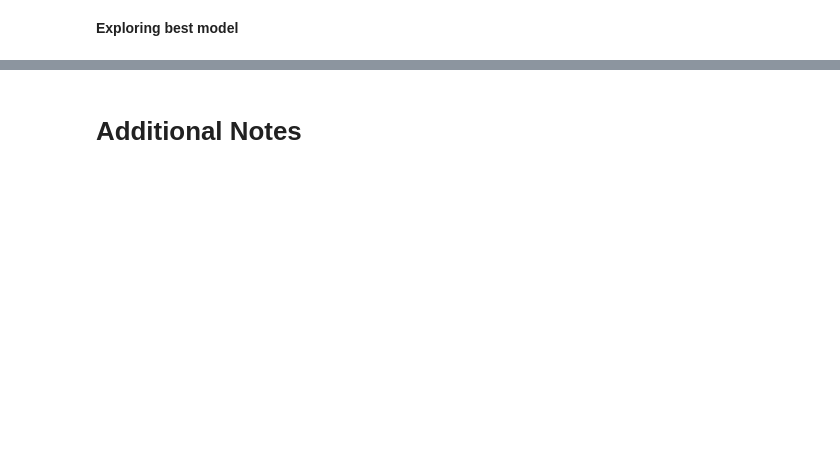
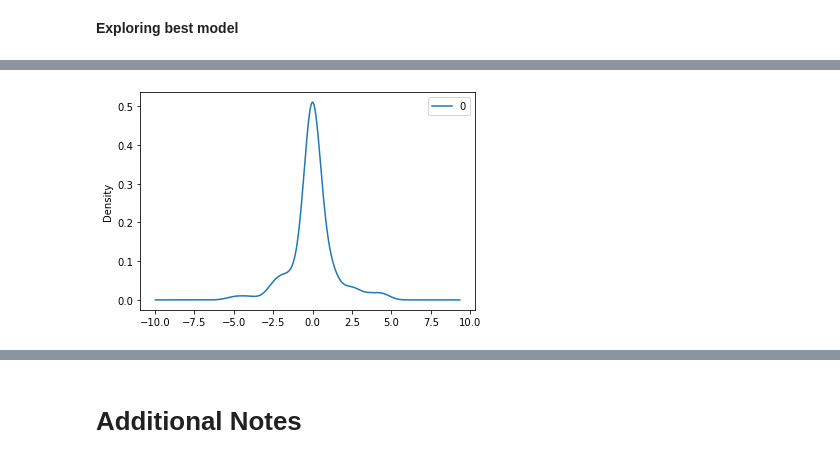
Before and after one commit to Davida1014/CO2_TimeSeries, a Jupyter notebook: CO2_TimeSeries-Cierra.ipynb, the cells around one changed output, grey strips where cells are left out. Cells and saved outputs as stored; diff of their text form; code cells hidden in the pictures; blank space fills up the shorter version.

```diff
--- a/CO2_TimeSeries-Cierra.ipynb
+++ b/CO2_TimeSeries-Cierra.ipynb
@@ -571,7 +428,9 @@ pyplot.show();
 # %%
 # Check for linearity
-residuals = pd.DataFrame(model_fit.resid)
+residuals = pd.DataFrame(mod520_fit.resid)
 residuals.plot(kind='kde')
 pyplot.show()
+# %% [output]
+[figure, added]
 # %%
 # Visualize prediction
```
Also changed, not shown: parts of 60 cells of this notebook.
